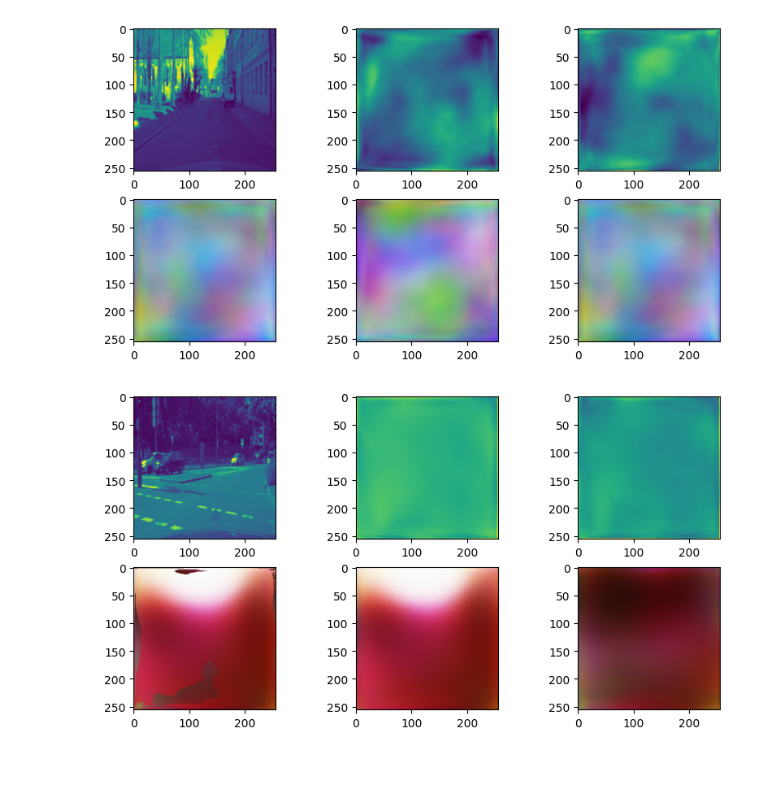
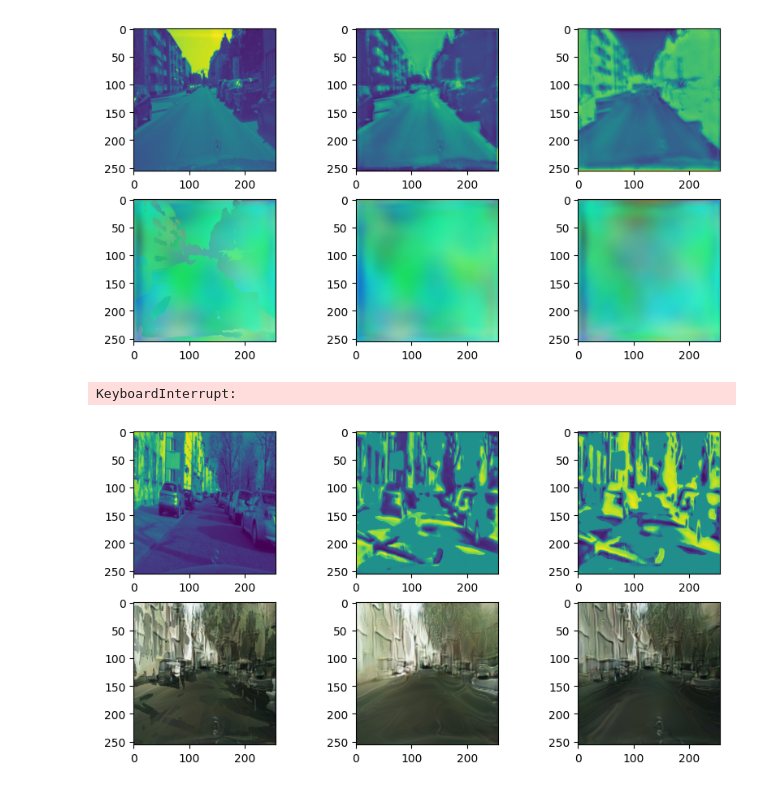
Before and after one commit to Ilias-Paralikas/Unsupervised-Learning, a Jupyter notebook: test copy.ipynb, the cells around one changed output. Drawn from its saved outputs; the diff is of its cells as text; code cells hidden in the pictures.

```diff
--- a/test copy.ipynb
+++ b/test copy.ipynb
@@ -185,11 +185,9 @@ train_iter = iter(train_loader)
 data ,_ = next(train_iter)
 data = data.to(device)
 with torch.no_grad():
-    z = torch.randn(batch_size, *z_shape).to(device)
-    reconstruction = gen(z)
-
-
-    segmentation = seg_gen(z)
+    encoded_vector,skip = enc(data)
+    reconstruction = gen(encoded_vector)
+    segmentation = seg_gen(encoded_vector, skip)
     num_classes = segmentation.shape[1]
 
     reconstructed_image = combine(reconstruction, segmentation)
@@ -210,7 +208,7 @@ for i in range(components):
     ax[1,i+1].imshow(reconstruction[0,i].permute(1,2,0).cpu().numpy())
 plt.show()
 # %% [output]
-[figure, old version]
+[figure, new version]
 # %%
 gp_loss_fn = GradientPenaltyLoss(weight=disc_gp_loss_weight)
 reconstruction_loss_fn = WeightedMSELoss(weight=enc_reconstruction_loss_weight)
@@ -218,11 +216,10 @@ drift_loss_fn = DriftLoss(weight= disc_drift_loss_weight)
 # %%
 epochs = 100
 
-for epoch in range(0, epochs):
+for epoch in range(2, epochs):
     loop = tqdm(range(len(train_loader)))
     loop.set_description(f"Epoch {epoch}/{epochs}")
     for i in loop:
-
         # ─── DISCRIMINATOR ───────────────────────────────────────────────
         for _ in range(n_critic):
             try:
@@ -237,54 +234,34 @@ for epoch in range(0, epochs):
             disc_real = disc(real)
             disc_real_loss = -torch.mean(disc_real)
 
-            # fake from noise
-            z_noise = torch.randn(current_batch_size, *z_shape).to(device)
-            fake_recs = gen(z_noise)           # (B, n, C, H, W)
-            fake_segs = seg_gen(z_noise)       # (B, n, 1, H, W) logits
-            fake = combine(fake_recs, fake_segs)
-            disc_fake = disc(fake.detach())
-            disc_fake_loss = torch.mean(disc_fake)
 
             # reconstructed from encoded real
             with torch.no_grad():
-                encoded_vector = enc(real)
+                encoded_vector ,skip_connections= enc(real)
                 rec_recs = gen(encoded_vector)
-                rec_segs = seg_gen(encoded_vector)
+                rec_segs = seg_gen(encoded_vector,skip_connections)
                 reconstructed = combine(rec_recs, rec_segs)
             disc_reconstructed = disc(reconstructed)
             disc_reconstructed_loss = torch.mean(disc_reconstructed)
 
-            disc_adv_loss = disc_real_loss + disc_fake_loss + disc_reconstructed_loss
-            disc_gp_loss = (gp_loss_fn(disc, real, reconstructed.detach())
-                          + gp_loss_fn(disc, real, fake.detach()))
+            disc_adv_loss = disc_real_loss + disc_reconstructed_loss
+            disc_gp_loss = gp_loss_fn(disc, real, reconstructed.detach())
             disc_drift_loss = drift_loss_fn(disc_real)
 
             disc_loss = disc_adv_loss + disc_gp_loss + disc_drift_loss
             disc_loss.backward()
             disc_optim.step()
 
-        # ─── GENERATOR + SEG_GEN (noise branch) ─────────────────────────
-        gen_optim.zero_grad()
-        seg_gen_optim.zero_grad()
 
-        z_noise = torch.randn(current_batch_size, *z_shape).to(device)
-        fake_recs = gen(z_noise)
-        fake_segs = seg_gen(z_noise)
-        fake = combine(fake_recs, fake_segs)
-        gen_adv_loss = -torch.mean(disc(fake))
-
-        gen_adv_loss.backward()
-        gen_optim.step()
-        seg_gen_optim.step()
 
         # ─── ENCODER + GENERATOR + SEG_GEN (reconstruction branch) ──────
         gen_optim.zero_grad()
         seg_gen_optim.zero_grad()
         enc_optim.zero_grad()
 
-        encoded_vector = enc(real)
+        encoded_vector,skip_connections = enc(real)
         rec_recs = gen(encoded_vector)          # (B, n, C, H, W)
-        rec_segs = seg_gen(encoded_vector)      # (B, n, 1, H, W) logits
+        rec_segs = seg_gen(encoded_vector, skip_connections)      # (B, n, 1, H, W) logits
         reconstructed = combine(rec_recs, rec_segs)
 
         disc_reconstructed, reconstructed_features = disc(reconstructed, return_features=True)
@@ -312,12 +289,10 @@ for epoch in range(0, epochs):
         writer.add_scalar('Encoder_Losses/Adversarial',       enc_adv_loss.item(),  tensorboard_step)
         writer.add_scalar('Encoder_Losses/Reconstruction',    enc_reconstruction_loss.item(), tensorboard_step)
         writer.add_scalar('Encoder_Losses/Feature',           enc_feature_loss.item(), tensorboard_step)
-        writer.add_scalar('Generator_Losses/Adversarial',     gen_adv_loss.item(),  tensorboard_step)
         tensorboard_step += 1
 
         loop.set_postfix(
             loss_disc=disc_loss.item(),
-            loss_gen=gen_adv_loss.item(),
             enc_loss=enc_loss.item()
         )
 
@@ -331,52 +306,46 @@ for epoch in range(0, epochs):
             os.makedirs(os.path.join(samples_path, epoch_root), exist_ok=True)
 
             with torch.no_grad():
-                noise = torch.randn(current_batch_size, *z_shape).to(device)
-                fake_recs = gen(noise)
-                fake_segs = seg_gen(noise)
-                fake = combine(fake_recs, fake_segs)
 
-                encoded_vector = enc(real)
+
+                encoded_vector,skip_connections = enc(real)
                 rec_recs = gen(encoded_vector)
-                rec_segs = seg_gen(encoded_vector)
+                rec_segs = seg_gen(encoded_vector, skip_connections)
                 reconstructed = combine(rec_recs, rec_segs)
 
-            fake         = scale_for_display(fake)
             reconstructed = scale_for_display(reconstructed)
             real_disp    = scale_for_display(real)
 
-            imgs_to_plot = torch.cat([real_disp[:4], reconstructed[:4], fake[:4]], dim=0)
+            imgs_to_plot = torch.cat([real_disp[:4], reconstructed[:4]], dim=0)
             grid = vutils.make_grid(imgs_to_plot, nrow=4)
             vutils.save_image(grid, os.path.join(samples_path, epoch_root, f'{i}.png'))
+# %% [output]
+KeyboardInterrupt:
 # %%
 data ,_ = next(train_iter)
 data = data.to(device)
 with torch.no_grad():
-    z = torch.randn(batch_size, *z_shape).to(device)
-    reconstruction = gen(z)
-
-
-    segmentation = seg_gen(z)
+    encoded_vector,skip = enc(data)
+    reconstruction = gen(encoded_vector)
+    segmentation = seg_gen(encoded_vector, skip)
     num_classes = segmentation.shape[1]
 
     reconstructed_image = combine(reconstruction, segmentation)
 
 
 
 components = reconstruction.shape[1]
-segmentation = scale_for_display(segmentation)
 fig,ax = plt.subplots(2,components+1,figsize=(10,5))
 ax[0,0].imshow(data.cpu().numpy()[0,0])
 for i in range(components):
     ax[0,i+1].imshow(segmentation.cpu().numpy()[0,i])
 
 
 reconstructed_image = scale_for_display(reconstructed_image)
 reconstruction = scale_for_display(reconstruction)
 ax[1,0].imshow(reconstructed_image.cpu()[0].permute(1,2,0).numpy())
 for i in range(components):
     ax[1,i+1].imshow(reconstruction[0,i].permute(1,2,0).cpu().numpy())
 plt.show()
-# plt.imshow(target_mask.cpu()[0])
 # %% [output]
-[figure, old version]
+[figure, new version]
```
Also changed, not shown: parts of 1 cell of this notebook, 5 other files.
